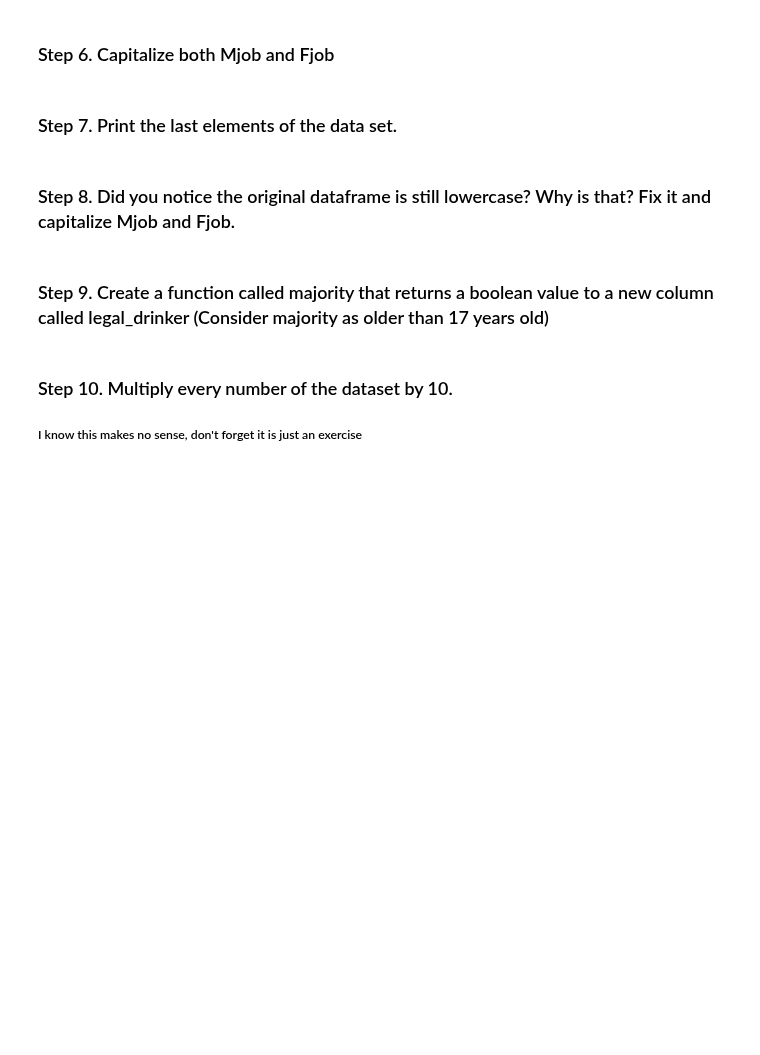
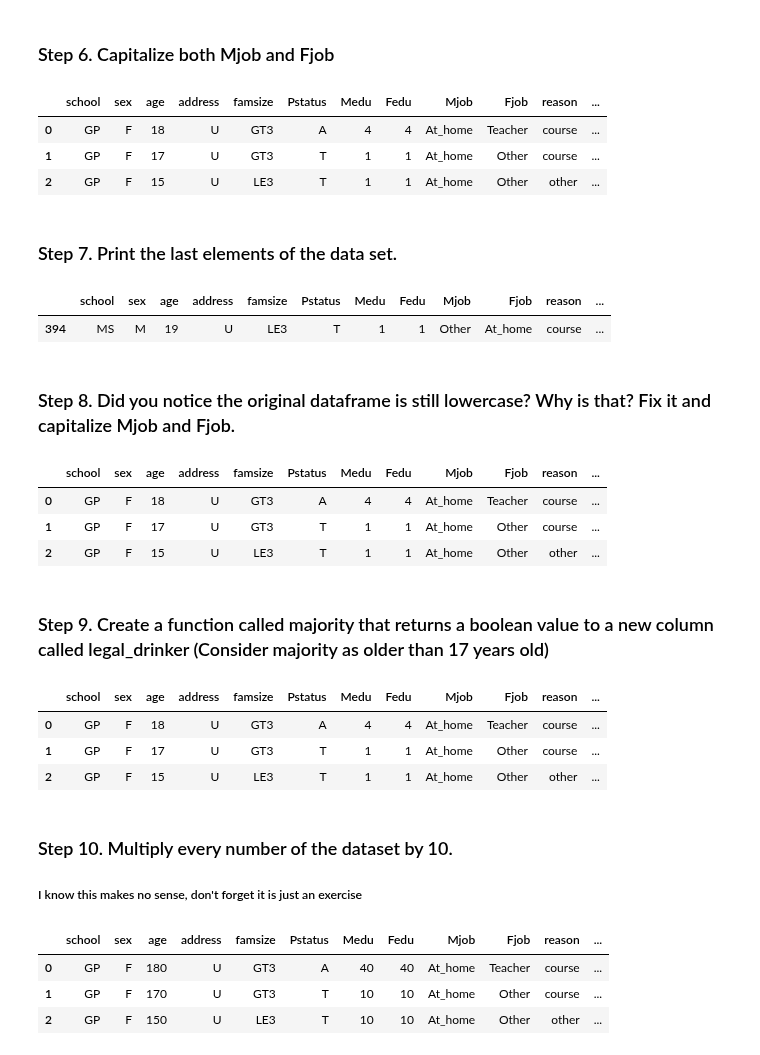
Before and after one commit to nyoons/ESAA, a Jupyter notebook: 2022_09_23_과제_students_alcohol_consumption_Exercises.ipynb, the cells around one changed output. Drawn from its saved outputs; the diff is of its cells as text; code cells hidden in the pictures; blank space fills up the shorter version.

```diff
--- a/2022_09_23_과제_students_alcohol_consumption_Exercises.ipynb
+++ b/2022_09_23_과제_students_alcohol_consumption_Exercises.ipynb
@@ -17,10 +37,35 @@ This time you will download a dataset from the UCI.
 # %% [markdown]
 ### Step 5. Create a lambda function that will capitalize strings.
+# %%
+def capital():
+  return lambda x:x.capitalize()
 # %% [markdown]
 ### Step 6. Capitalize both Mjob and Fjob
+# %%
+df['Mjob']=df['Mjob'].apply(capital())
+df['Fjob']=df['Fjob'].apply(capital())
+df.head(3)
+# %% [output]
+|  | school | sex | age | address | famsize | Pstatus | Medu | Fedu | Mjob | Fjob | reason | ... |
+| 0 | GP | F | 18 | U | GT3 | A | 4 | 4 | At_home | Teacher | course | ... |
+| 1 | GP | F | 17 | U | GT3 | T | 1 | 1 | At_home | Other | course | ... |
+| 2 | GP | F | 15 | U | LE3 | T | 1 | 1 | At_home | Other | other | ... |
 # %% [markdown]
 ### Step 7. Print the last elements of the data set.
+# %%
+df.tail(1)
+# %% [output]
+|  | school | sex | age | address | famsize | Pstatus | Medu | Fedu | Mjob | Fjob | reason | ... |
+| 394 | MS | M | 19 | U | LE3 | T | 1 | 1 | Other | At_home | course | ... |
 # %% [markdown]
 ### Step 8. Did you notice the original dataframe is still lowercase? Why is that? Fix it and capitalize Mjob and Fjob.
+# %%
+df.head(3)
+#원 데이터의 열을 불러와 수정했기 때문에 이미 대문자로 되어있다.
+# %% [output]
+|  | school | sex | age | address | famsize | Pstatus | Medu | Fedu | Mjob | Fjob | reason | ... |
+| 0 | GP | F | 18 | U | GT3 | A | 4 | 4 | At_home | Teacher | course | ... |
+| 1 | GP | F | 17 | U | GT3 | T | 1 | 1 | At_home | Other | course | ... |
+| 2 | GP | F | 15 | U | LE3 | T | 1 | 1 | At_home | Other | other | ... |
 # %% [markdown]
 ### Step 9. Create a function called majority that returns a boolean value to a new column called legal_drinker (Consider majority as older than 17 years old)
@@ -27,3 +79,10 @@ This time you will download a dataset from the UCI.
+# %%
+df.head(3)
+# %% [output]
+|  | school | sex | age | address | famsize | Pstatus | Medu | Fedu | Mjob | Fjob | reason | ... |
+| 0 | GP | F | 18 | U | GT3 | A | 4 | 4 | At_home | Teacher | course | ... |
+| 1 | GP | F | 17 | U | GT3 | T | 1 | 1 | At_home | Other | course | ... |
+| 2 | GP | F | 15 | U | LE3 | T | 1 | 1 | At_home | Other | other | ... |
 # %% [markdown]
 ### Step 10. Multiply every number of the dataset by 10.
 ##### I know this makes no sense, don't forget it is just an exercise
@@ -29,0 +91,7 @@ This time you will download a dataset from the UCI.
+# %%
+df_10.head(3)
+# %% [output]
+|  | school | sex | age | address | famsize | Pstatus | Medu | Fedu | Mjob | Fjob | reason | ... |
+| 0 | GP | F | 180 | U | GT3 | A | 40 | 40 | At_home | Teacher | course | ... |
+| 1 | GP | F | 170 | U | GT3 | T | 10 | 10 | At_home | Other | course | ... |
+| 2 | GP | F | 150 | U | LE3 | T | 10 | 10 | At_home | Other | other | ... |
```
Also changed, not shown: parts of 5 cells of this notebook.
